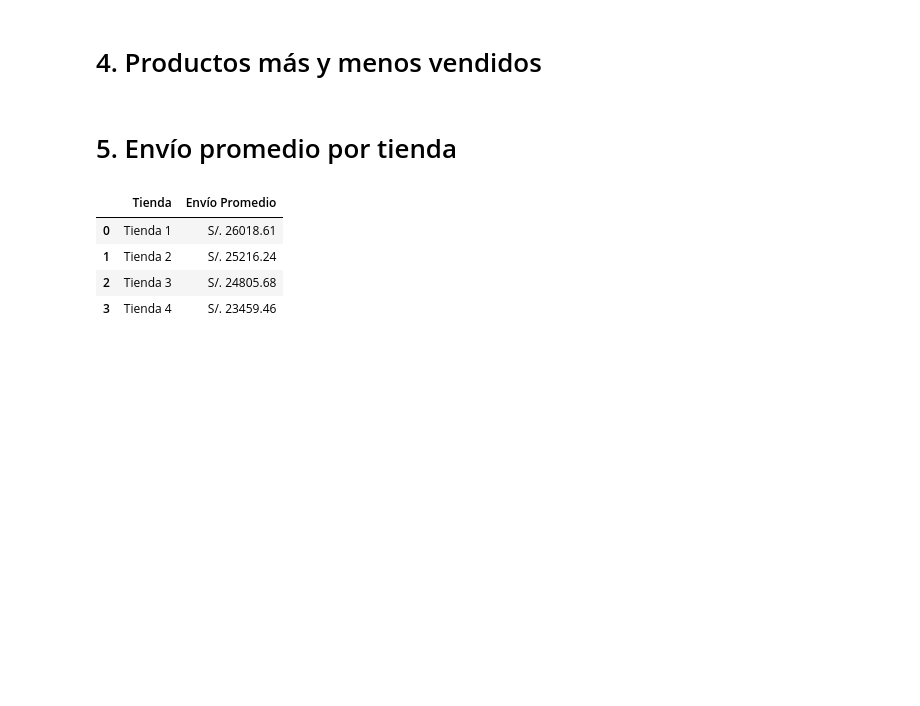
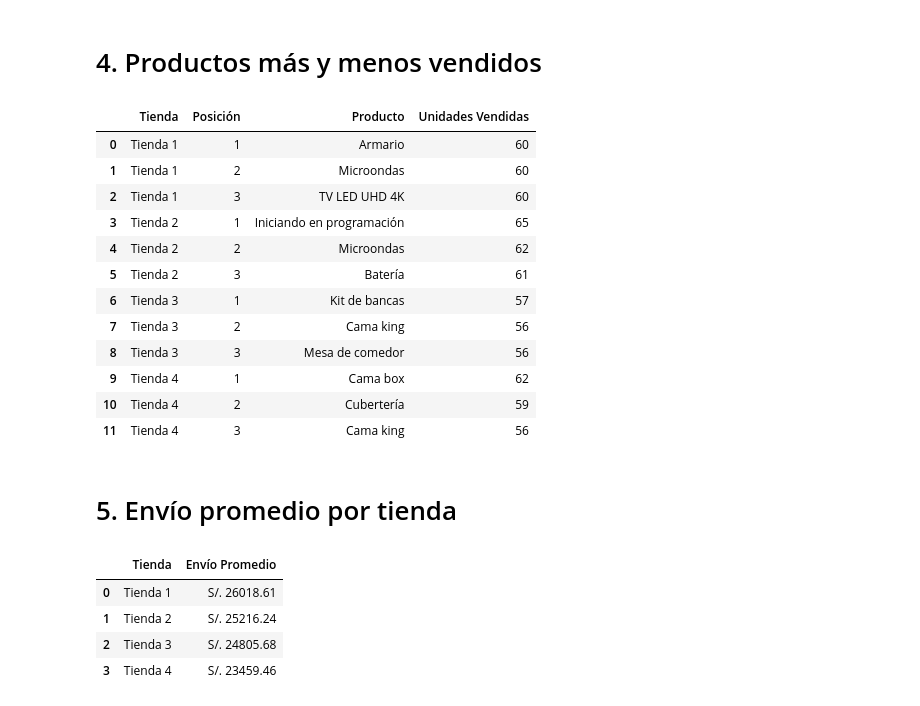
Before and after one commit to Joacco11/AluraStore, a Jupyter notebook: AluraStoreLatam.ipynb, the cells around one changed output. Saved outputs shown, nothing was run; the diff lists cells and outputs as text; code cells hidden in the pictures; blank space fills up the shorter version.

```diff
--- a/AluraStoreLatam.ipynb
+++ b/AluraStoreLatam.ipynb
@@ -159,3 +108,60 @@ def productos_mas_menos_vendidos():
+# %%
+import pandas as pd
+
+def ventas_top_y_bottom_unidades():
+    # Crear copias marcadas con la tienda para no modificar los dfs originales
+    df1 = tienda.assign(Tienda='Tienda 1')
+    df2 = tienda2.assign(Tienda='Tienda 2')
+    df3 = tienda3.assign(Tienda='Tienda 3')
+    df4 = tienda4.assign(Tienda='Tienda 4')
+
+    # Concatenar
+    combinado = pd.concat([df1, df2, df3, df4], ignore_index=True)
+
+    # Contar unidades vendidas por producto y tienda
+    ventas = combinado.groupby(['Producto', 'Tienda']).size().reset_index(name='Unidades Vendidas')
+
+    # Rankings por tienda (desc -> 1 = más vendido, asc -> 1 = menos vendido)
+    ventas['Rank_desc'] = ventas.groupby('Tienda')['Unidades Vendidas'] \
+                               .rank(method='first', ascending=False).astype(int)
+    ventas['Rank_asc']  = ventas.groupby('Tienda')['Unidades Vendidas'] \
+                               .rank(method='first', ascending=True).astype(int)
+
+    # Top 3 (más vendidos) por tienda
+    top_df = (ventas[ventas['Rank_desc'] <= 3]
+              .sort_values(['Tienda', 'Rank_desc'])
+              .reset_index(drop=True)
+              .rename(columns={'Rank_desc': 'Posición'}))
+
+    # Bottom 3 (menos vendidos) por tienda
+    bottom_df = (ventas[ventas['Rank_asc'] <= 3]
+                 .sort_values(['Tienda', 'Rank_asc'])
+                 .reset_index(drop=True)
+                 .rename(columns={'Rank_asc': 'Posición'}))
+
+    # Seleccionar columnas en orden claro
+    top_df = top_df[['Tienda', 'Posición', 'Producto', 'Unidades Vendidas']]
+    bottom_df = bottom_df[['Tienda', 'Posición', 'Producto', 'Unidades Vendidas']]
+
+    return top_df, bottom_df
+
+# Uso
+top_df, bottom_df = ventas_top_y_bottom_unidades()
+top_df
+# %% [output]
+|  | Tienda | Posición | Producto | Unidades Vendidas |
+| 0 | Tienda 1 | 1 | Armario | 60 |
+| 1 | Tienda 1 | 2 | Microondas | 60 |
+| 2 | Tienda 1 | 3 | TV LED UHD 4K | 60 |
+| 3 | Tienda 2 | 1 | Iniciando en programación | 65 |
+| 4 | Tienda 2 | 2 | Microondas | 62 |
+| 5 | Tienda 2 | 3 | Batería | 61 |
+| 6 | Tienda 3 | 1 | Kit de bancas | 57 |
+| 7 | Tienda 3 | 2 | Cama king | 56 |
+| 8 | Tienda 3 | 3 | Mesa de comedor | 56 |
+| 9 | Tienda 4 | 1 | Cama box | 62 |
+| 10 | Tienda 4 | 2 | Cubertería | 59 |
+| 11 | Tienda 4 | 3 | Cama king | 56 |
 # %% [markdown]
 # 5. Envío promedio por tienda
 # %%
```
Also changed, not shown: parts of 10 cells of this notebook.
